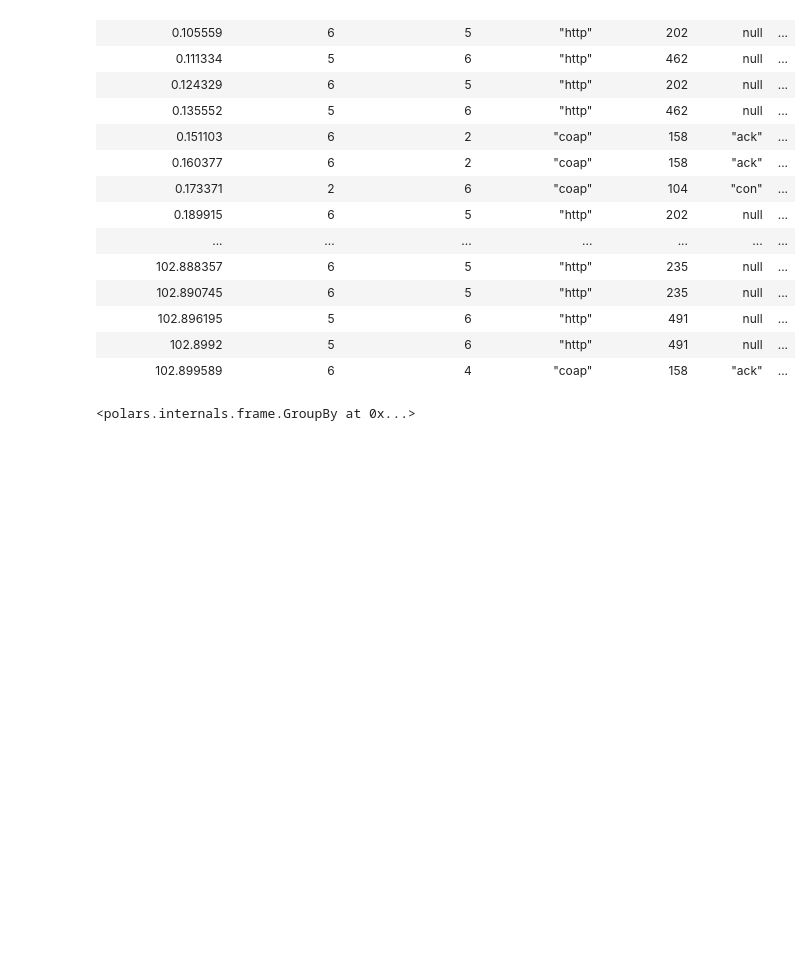
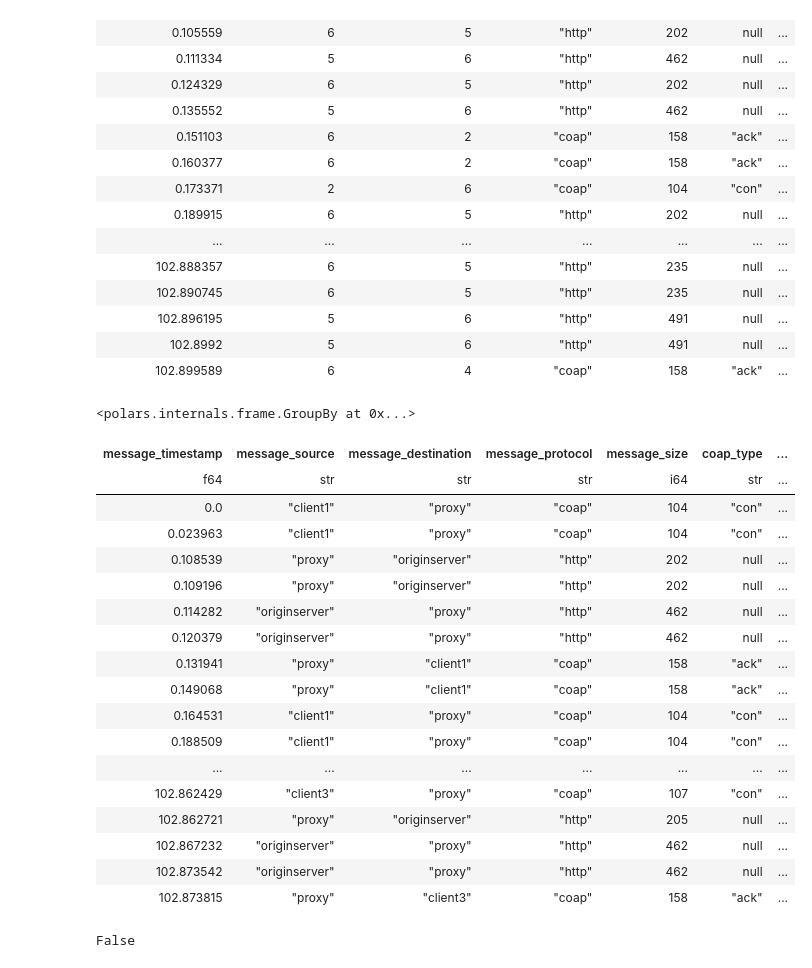
Before and after one commit to amirfarhat/dos-californium, a Jupyter notebook: notebooks/polars_multi_send_to_db_play.ipynb, the cells around one changed output. Drawn from its saved outputs; the diff is of its cells as text; code cells hidden in the pictures; blank space fills up the shorter version.

```diff
--- a/notebooks/polars_multi_send_to_db_play.ipynb
+++ b/notebooks/polars_multi_send_to_db_play.ipynb
@@ -277,11 +356,39 @@ Wall time: 3.54 s
 | 102.896195 | 5 | 6 | "http" | 491 | null | ... |
 | 102.8992 | 5 | 6 | "http" | 491 | null | ... |
 | 102.899589 | 6 | 4 | "coap" | 158 | "ack" | ... |
-# %%
-rtt_df = (
-  jdf
-  .groupby(["exp_id", "trial", "observer_id", "message_marker"])
-)
-rtt_df
-# %% [output]
-<polars.internals.frame.GroupBy at 0x...>
+# %%
+rtt_df = (
+  jdf
+  .groupby(["exp_id", "trial", "observer_id", "message_marker"])
+)
+rtt_df
+# %% [output]
+<polars.internals.frame.GroupBy at 0x...>
+# %%
+import polars as pl
+df = pl.read_parquet("/home/ubuntu/dbg_transform.parquet")
+df
+# %% [output]
+| message_timestamp | message_source | message_destination | message_protocol | message_size | coap_type | ... |
+| f64 | str | str | str | i64 | str | ... |
+| 0.0 | "client1" | "proxy" | "coap" | 104 | "con" | ... |
+| 0.023963 | "client1" | "proxy" | "coap" | 104 | "con" | ... |
+| 0.108539 | "proxy" | "originserver" | "http" | 202 | null | ... |
+| 0.109196 | "proxy" | "originserver" | "http" | 202 | null | ... |
+| 0.114282 | "originserver" | "proxy" | "http" | 462 | null | ... |
+| 0.120379 | "originserver" | "proxy" | "http" | 462 | null | ... |
+| 0.131941 | "proxy" | "client1" | "coap" | 158 | "ack" | ... |
+| 0.149068 | "proxy" | "client1" | "coap" | 158 | "ack" | ... |
+| 0.164531 | "client1" | "proxy" | "coap" | 104 | "con" | ... |
+| 0.188509 | "client1" | "proxy" | "coap" | 104 | "con" | ... |
+| ... | ... | ... | ... | ... | ... | ... |
+| 102.862429 | "client3" | "proxy" | "coap" | 107 | "con" | ... |
+| 102.862721 | "proxy" | "originserver" | "http" | 205 | null | ... |
+| 102.867232 | "originserver" | "proxy" | "http" | 462 | null | ... |
+| 102.873542 | "originserver" | "proxy" | "http" | 462 | null | ... |
+| 102.873815 | "proxy" | "client3" | "coap" | 158 | "ack" | ... |
+# %%
+ipv4_regex                    = r"^(?:(?:25[0-5]|2[0-4][0-9]|[01]?[0-9][0-9]?)\.){3}(?:25[0-5]|2[0-4][0-9]|[01]?[0-9][0-9]?)$"
+df.get_column("node_type").str.contains(ipv4_regex).any()
+# %% [output]
+False
```
Also changed, not shown: parts of 2 cells of this notebook, 1 other file.
